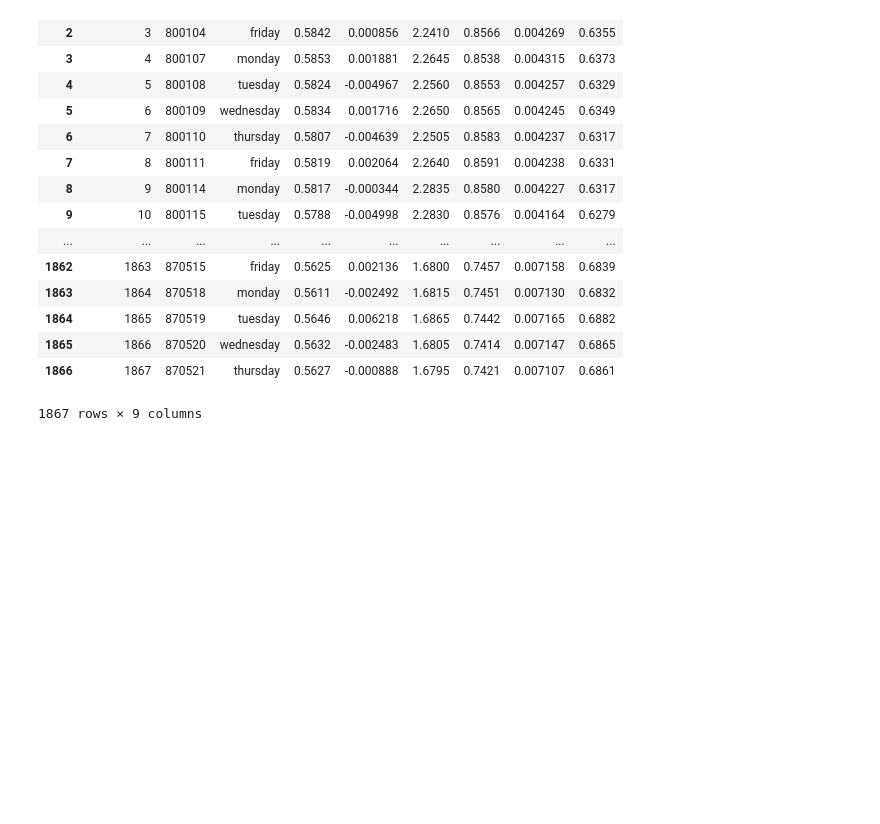
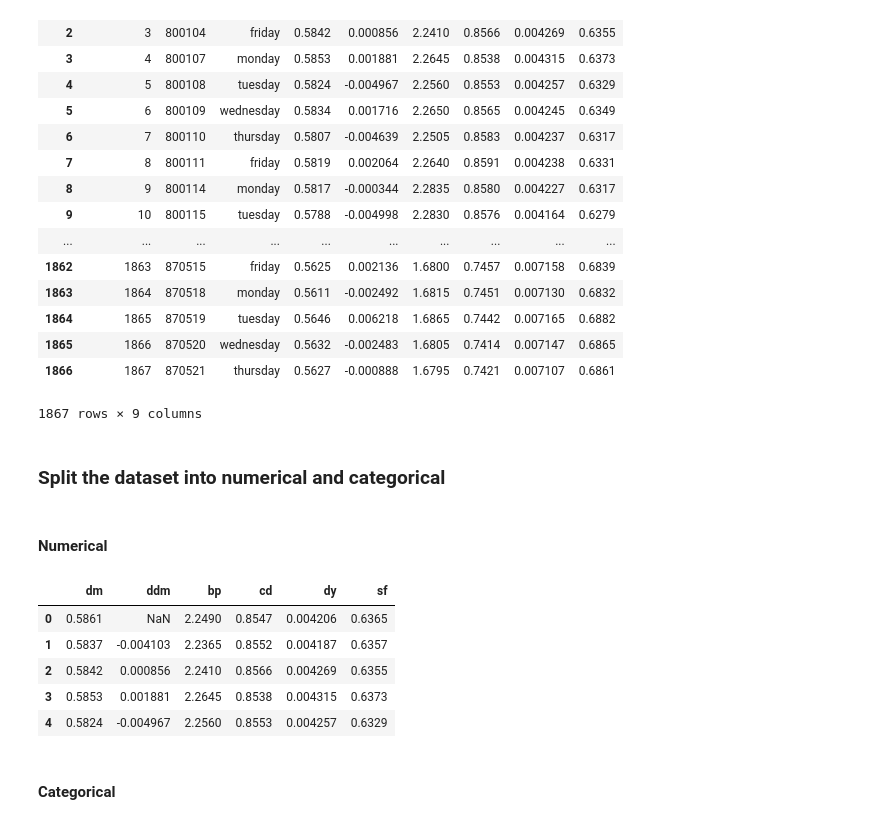
Before and after one commit to HexRoy/CSC310-A3, a Jupyter notebook: Notebook.ipynb, the cells around one changed output. Drawn from its saved outputs; the diff is of its cells as text; code cells hidden in the pictures; blank space fills up the shorter version.

```diff
--- a/Notebook.ipynb
+++ b/Notebook.ipynb
@@ -161,0 +158,17 @@ df_droppped = tennis_df.drop(['play'], axis=1)
+# %% [markdown]
+### Split the dataset into numerical and categorical
+# %% [markdown]
+#### Numerical
+# %%
+df_numerical = df.drop(['Unnamed: 0', 'date', 'day'], axis=1)
+# %%
+df_numerical.head()
+# %% [output]
+|  | dm | ddm | bp | cd | dy | sf |
+| 0 | 0.5861 | NaN | 2.2490 | 0.8547 | 0.004206 | 0.6365 |
+| 1 | 0.5837 | -0.004103 | 2.2365 | 0.8552 | 0.004187 | 0.6357 |
+| 2 | 0.5842 | 0.000856 | 2.2410 | 0.8566 | 0.004269 | 0.6355 |
+| 3 | 0.5853 | 0.001881 | 2.2645 | 0.8538 | 0.004315 | 0.6373 |
+| 4 | 0.5824 | -0.004967 | 2.2560 | 0.8553 | 0.004257 | 0.6329 |
+# %% [markdown]
+#### Categorical
```
Also changed, not shown: parts of 24 cells of this notebook.
